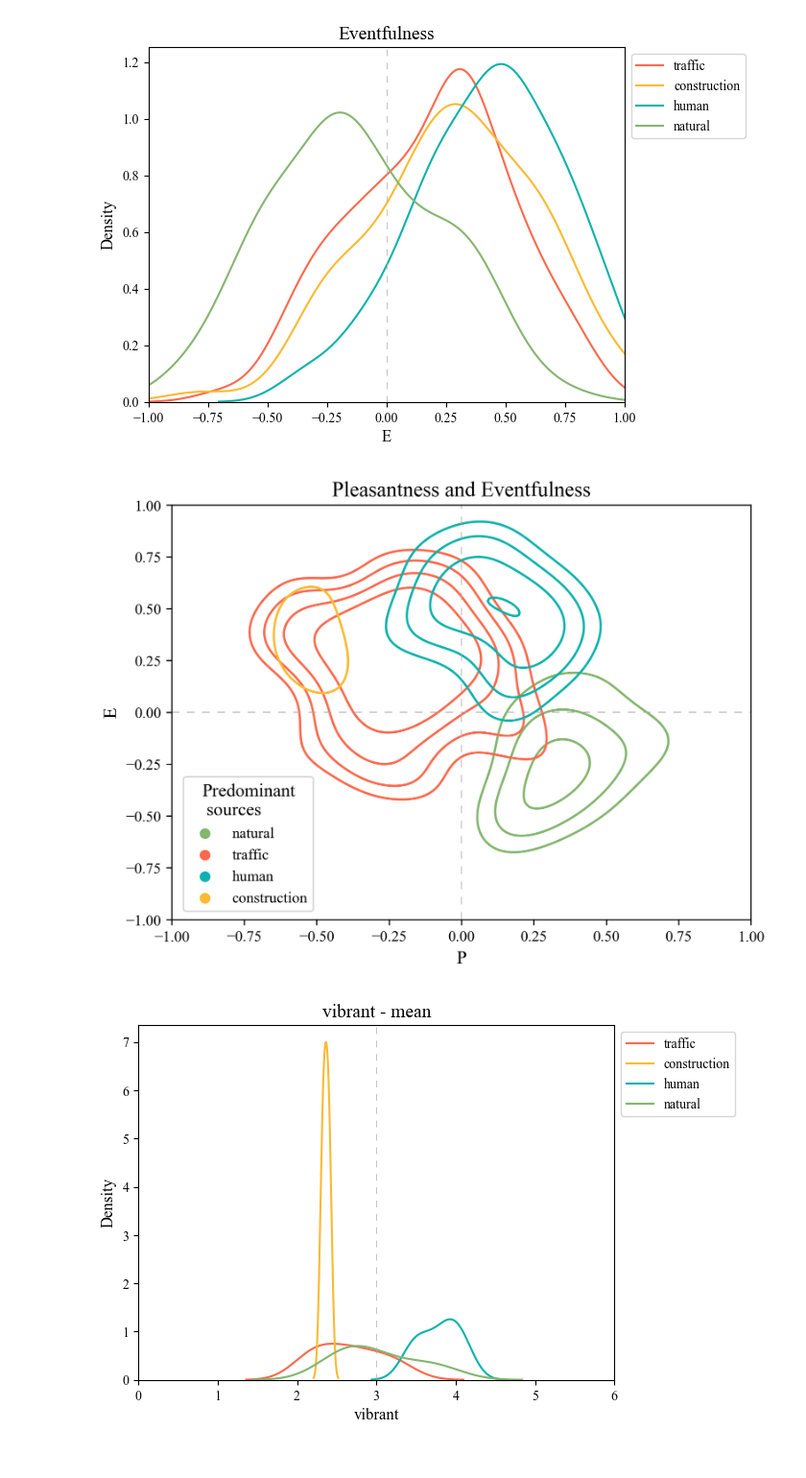
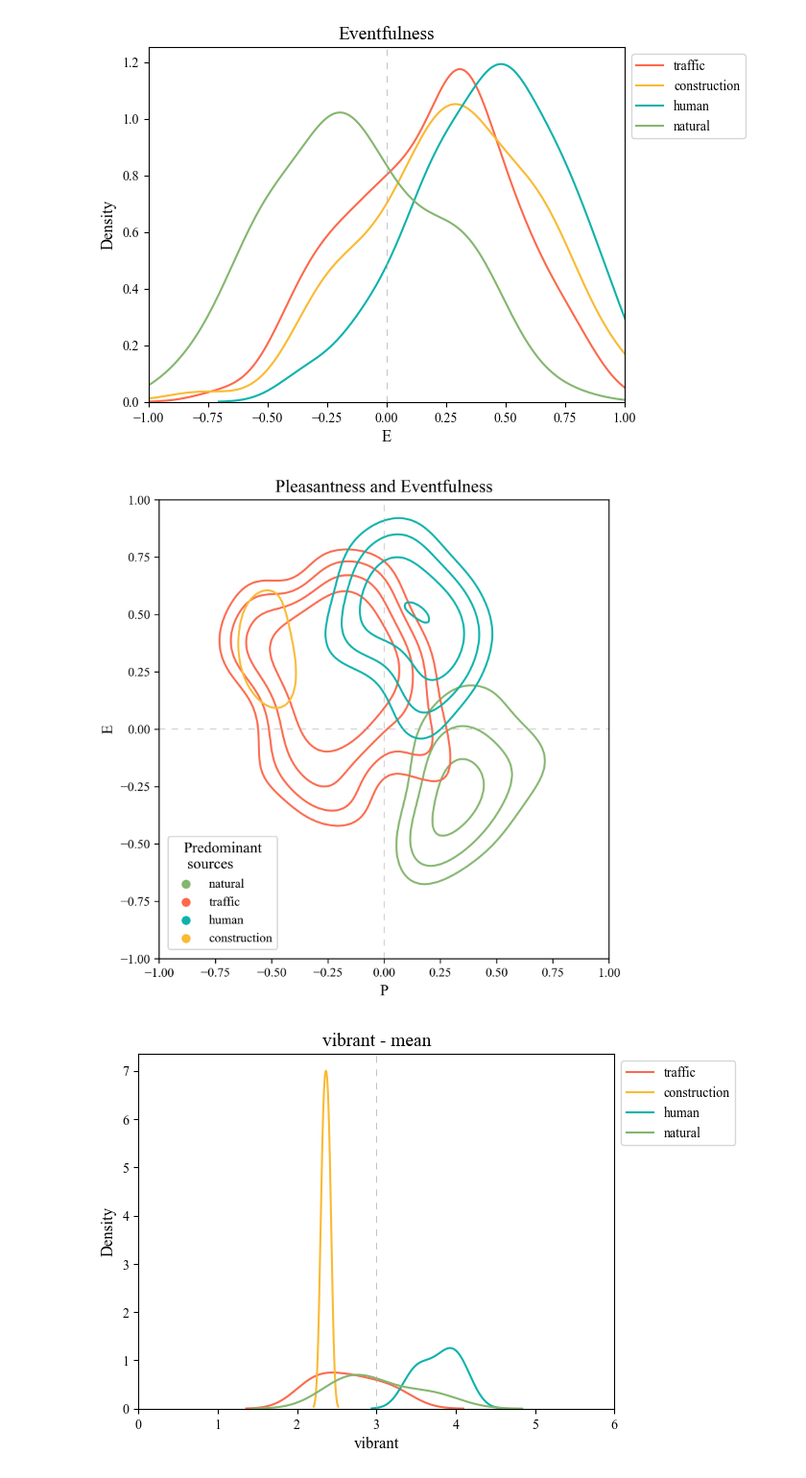
Before and after one commit to amaiasagasti/UrbanPleasantnessEventfulness, a Jupyter notebook: src/Analyse_results_listening_tests.ipynb, the cells around one changed output. Shown at 96% size. Cells and saved outputs as stored; diff of their text form; code cells hidden in the pictures.

Commit message:
square plot

```diff
--- a/src/Analyse_results_listening_tests.ipynb
+++ b/src/Analyse_results_listening_tests.ipynb
@@ -285,31 +285,31 @@ plt.show()
 # %%
 import matplotlib.pyplot as plt
 import seaborn as sns
 
-plt.figure(dpi=300)
+plt.figure(figsize=[6,6],dpi=300)
 # Create a scatter plot to generate legend entries
 sns.scatterplot(data=df, x="P", y="E", hue="Predominant sources", palette=palette, alpha=0) # I need this otherwise legend does not appear, if alpha > 0 then points are shown
 
 sns.kdeplot(data=df, x="P", y="E", hue="Predominant sources", palette=palette, levels=5, thresh=0.5) # Plot i want to see
 
 # Center the axis lines at zero
 plt.xlim(-1, 1)
 plt.ylim(-1, 1)
 
 # Draw axis lines like a cross in the middle
 plt.axhline(0, color='#AAAAAA', linewidth=0.5,linestyle=(0, (10, 10)))
 plt.axvline(0, color='#AAAAAA', linewidth=0.5,linestyle=(0, (10, 10)))
 
 plt.title("Pleasantness and Eventfulness")
 
 # Show legend
 #plt.legend(title='Predominant sources', loc='upper left', bbox_to_anchor=(1, 1))
 plt.legend(title='Predominant\n sources', loc='lower left', bbox_to_anchor=(0.02, 0.02), borderaxespad=0)
 
 plt.tight_layout()
 plt.show()
 # %% [output]
-[figure, old version]
+[figure, new version]
 # %%
 values={"calm", "vibrant", "pleasant", "eventful", "chaotic", "monotonous", "annoying", "uneventful"}
 
```
